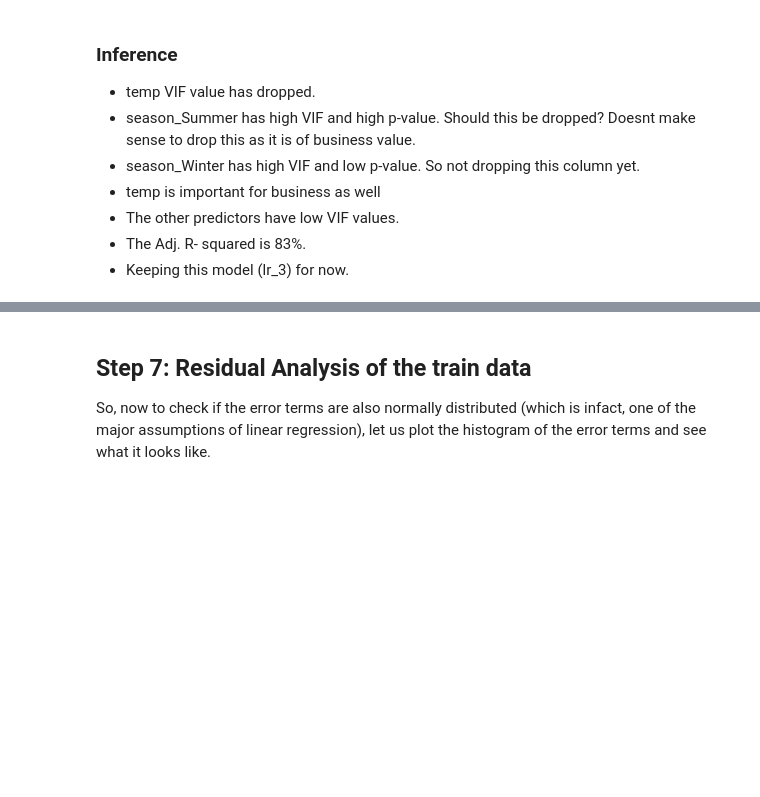
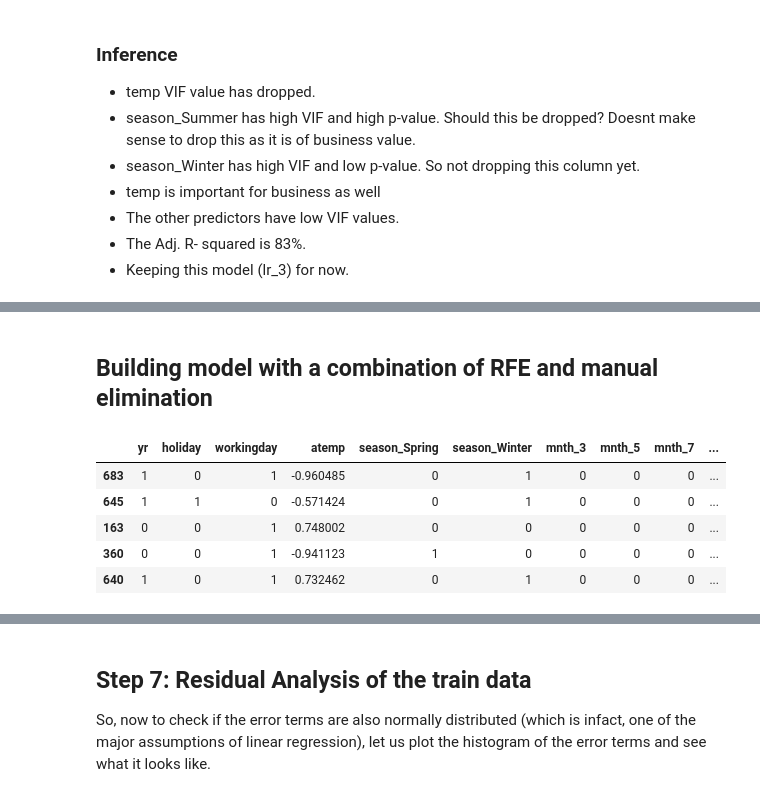
Before and after one commit to kishore-n-george/multiple-linear-regression, a Jupyter notebook: Multiple+Linear+Regression+Bike+Sharing+Case+Study.ipynb, the cells around one changed output, grey strips where cells are left out. Saved outputs shown, nothing was run; the diff lists cells and outputs as text; code cells hidden in the pictures; blank space fills up the shorter version.

```diff
--- a/Multiple+Linear+Regression+Bike+Sharing+Case+Study.ipynb
+++ b/Multiple+Linear+Regression+Bike+Sharing+Case+Study.ipynb
@@ -616,0 +641,7 @@ vif
+# %%
+# Running RFE with the output number of the variable equal to 15
+lm = LinearRegression()
+lm.fit(X_train, y_train)
+
+rfe = RFE(estimator=lm, n_features_to_select=15)  # running RFE
+rfe = rfe.fit(X_train, y_train)
@@ -616,0 +779,16 @@ vif
+# %% [markdown]
+## Building model with a combination of RFE and manual elimination
+# %%
+# print only columns that RFE selewcted
+# type(rfe.support_)
+col = X_train.columns[rfe.support_,]
+# Creating X_test dataframe with RFE selected variables
+X_train_hybrid = X_train[col]
+X_train_hybrid.head()
+# %% [output]
+|  | yr | holiday | workingday | atemp | season_Spring | season_Winter | mnth_3 | mnth_5 | mnth_7 | ... |
+| 683 | 1 | 0 | 1 | -0.960485 | 0 | 1 | 0 | 0 | 0 | ... |
+| 645 | 1 | 1 | 0 | -0.571424 | 0 | 1 | 0 | 0 | 0 | ... |
+| 163 | 0 | 0 | 1 | 0.748002 | 0 | 0 | 0 | 0 | 0 | ... |
+| 360 | 0 | 0 | 1 | -0.941123 | 1 | 0 | 0 | 0 | 0 | ... |
+| 640 | 1 | 0 | 1 | 0.732462 | 0 | 1 | 0 | 0 | 0 | ... |
```
Also changed, not shown: parts of 18 cells of this notebook.
